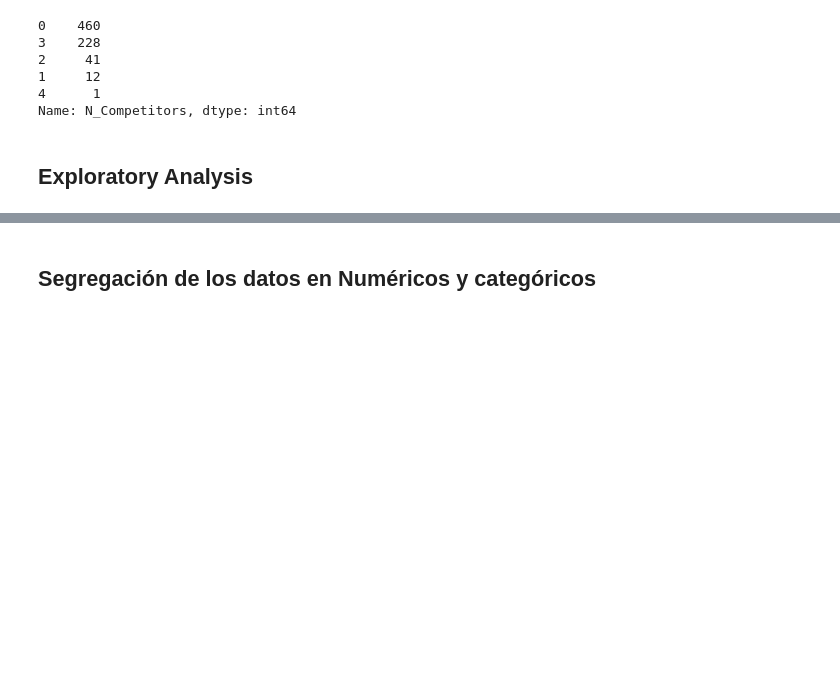
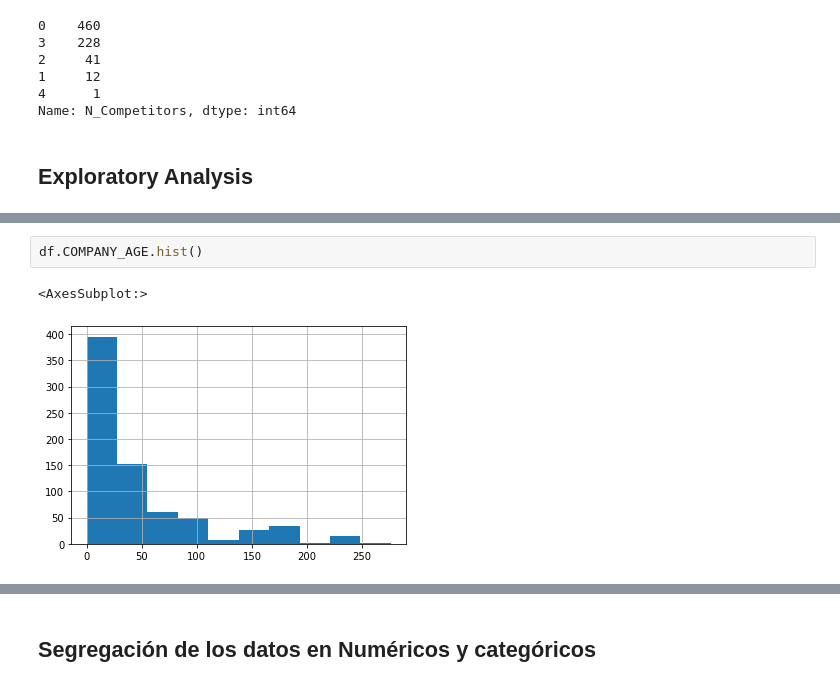
Before and after one commit to steven0197/ds_salary_proj, a Jupyter notebook: Exploratory Data Analysis.ipynb, the cells around one changed output, grey strips where cells are left out. Cells and saved outputs as stored; diff of their text form; blank space fills up the shorter version.

```diff
--- a/Exploratory Data Analysis.ipynb
+++ b/Exploratory Data Analysis.ipynb
@@ -156,0 +183,5 @@ df.describe()
+# %%
+df.COMPANY_AGE.hist()
+# %% [output]
+<AxesSubplot:>
+[figure, added]
```
Also changed, not shown: parts of 30 cells of this notebook.
